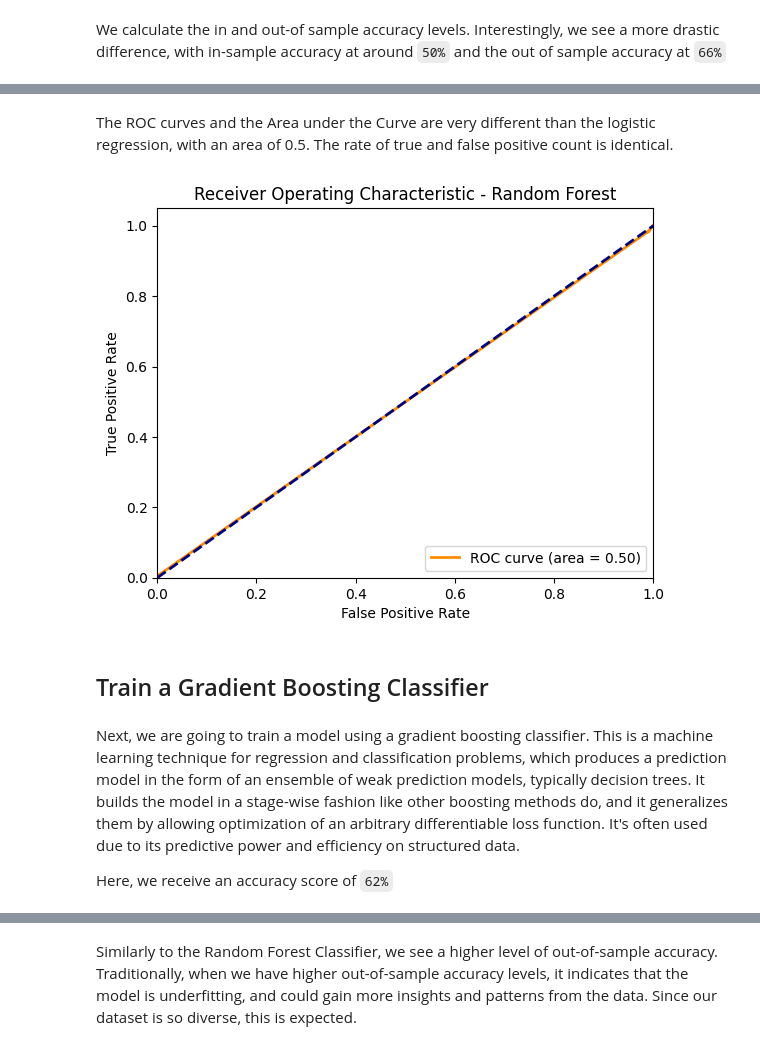
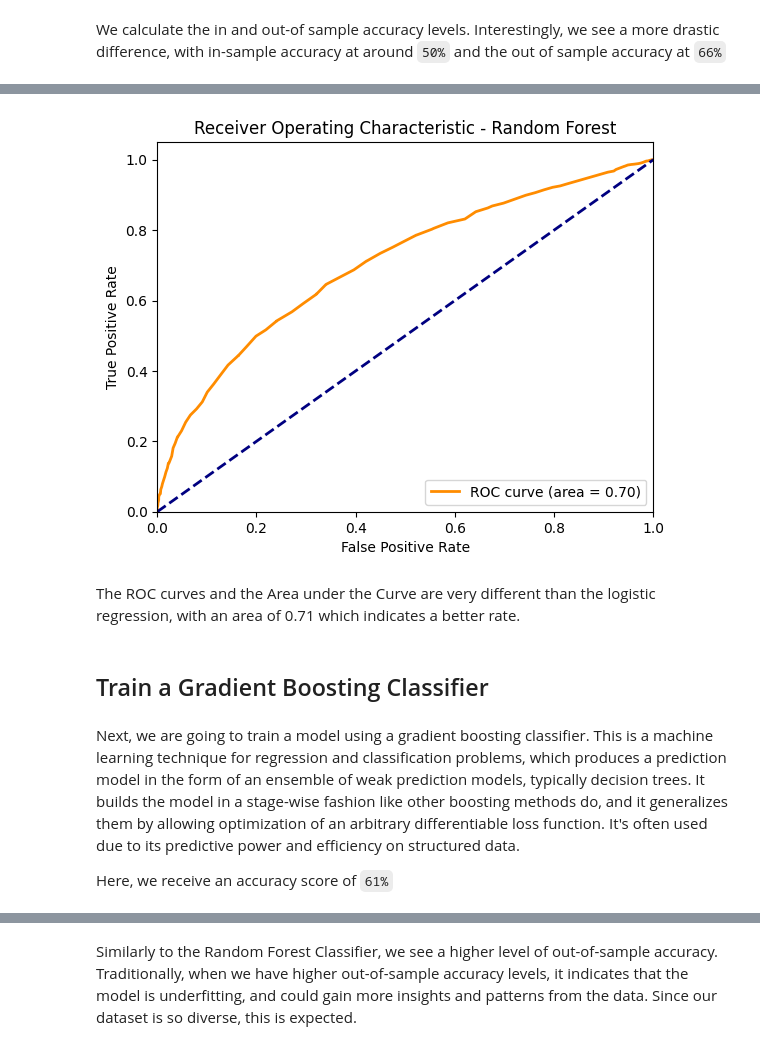
Before and after one commit to belalmn/Deepfake-Detection-Capstone, a Jupyter notebook: Model Training and Evaluation.ipynb, the cells around one changed output, grey strips where cells are left out. Saved outputs shown, nothing was run; the diff lists cells and outputs as text; code cells hidden in the pictures.

```diff
--- a/Model Training and Evaluation.ipynb
+++ b/Model Training and Evaluation.ipynb
@@ -273,32 +275,32 @@ Random Forest Out-of-Sample Accuracy: 0.6550785340314136
+# %%
+# Random Forest: Calculate the probabilities of the positive class
+rf_probs = rf_model.predict_proba(X_test_imputed)[:, 1]
+
+# Calculate the ROC curve and ROC AUC for Random Forest
+fpr_rf, tpr_rf, _ = roc_curve(y_test, rf_probs)
+roc_auc_rf = auc(fpr_rf, tpr_rf)
+
+# Plot the ROC curve for Random Forest
+plt.figure()
+plt.plot(fpr_rf, tpr_rf, color='darkorange', lw=2, label=f'ROC curve (area = {roc_auc_rf:.2f})')
+plt.plot([0, 1], [0, 1], color='navy', lw=2, linestyle='--')
+plt.xlim([0.0, 1.0])
+plt.ylim([0.0, 1.05])
+plt.xlabel('False Positive Rate')
+plt.ylabel('True Positive Rate')
+plt.title('Receiver Operating Characteristic - Random Forest')
+plt.legend(loc="lower right")
+plt.show()
+# %% [output]
+[figure, added]
 # %% [markdown]
-The ROC curves and the Area under the Curve are very different than the logistic regression, with an area of 0.5. The rate of true and false positive count is identical.
+The ROC curves and the Area under the Curve are very different than the logistic regression, with an area of 0.71 which indicates a better rate.
-# %%
-# Calculate the probabilities of each class
-rf_probs = rf_model.predict_proba(X_test_scaled)[:, 1]
-
-# Calculate ROC curve and ROC AUC
-fpr_rf, tpr_rf, _ = roc_curve(y_test, rf_probs)
-roc_auc_rf = auc(fpr_rf, tpr_rf)
-
-# Plot ROC curve
-plt.figure()
-plt.plot(fpr_rf, tpr_rf, color='darkorange', lw=2, label='ROC curve (area = %0.2f)' % roc_auc_rf)
-plt.plot([0, 1], [0, 1], color='navy', lw=2, linestyle='--')
-plt.xlim([0.0, 1.0])
-plt.ylim([0.0, 1.05])
-plt.xlabel('False Positive Rate')
-plt.ylabel('True Positive Rate')
-plt.title('Receiver Operating Characteristic - Random Forest')
-plt.legend(loc="lower right")
-plt.show()
-# %% [output]
-[figure, removed]
 # %% [markdown]
 ## Train a Gradient Boosting Classifier
 # %% [markdown]
 Next, we are going to train a model using a gradient boosting classifier. This is a machine learning technique for regression and classification problems, which produces a prediction model in the form of an ensemble of weak prediction models, typically decision trees. It builds the model in a stage-wise fashion like other boosting methods do, and it generalizes them by allowing optimization of an arbitrary differentiable loss function. It's often used due to its predictive power and efficiency on structured data.
 
-Here, we receive an accuracy score of `62%`
+Here, we receive an accuracy score of `61%`
 # %%
 from sklearn.ensemble import GradientBoostingClassifier
 
```
Also changed, not shown: parts of 24 cells of this notebook, 1 other file.
